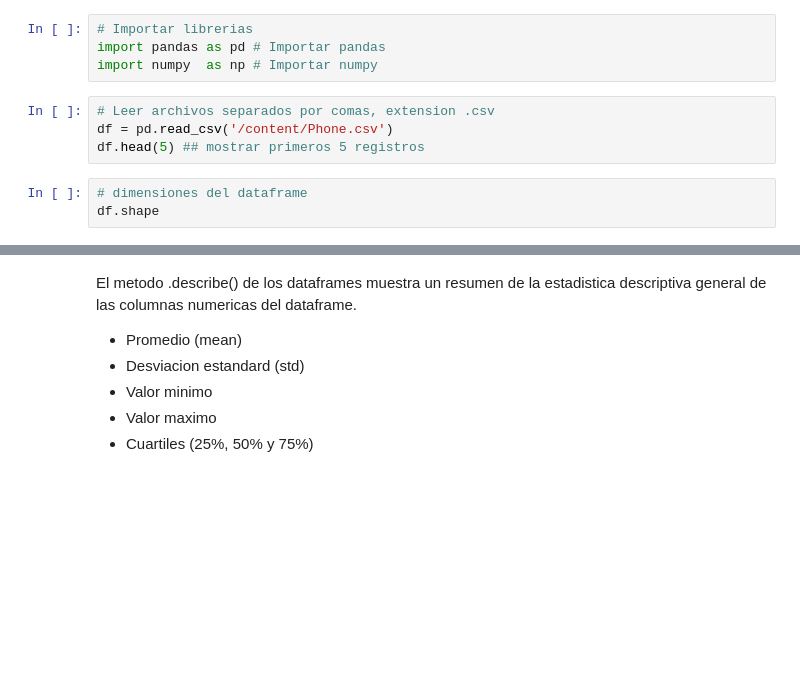
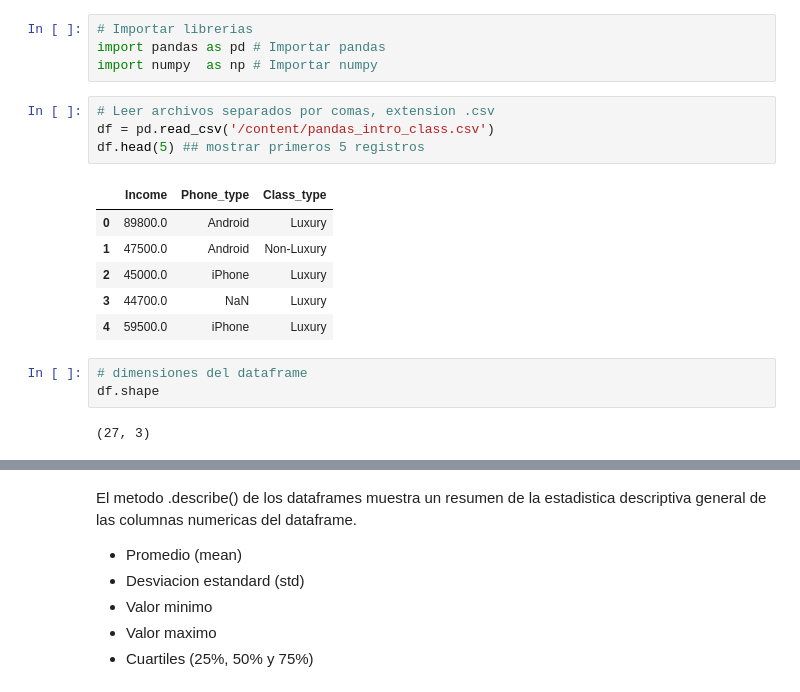
Before and after one commit to Diegomca98/4Geeks-Diego, a Jupyter notebook: 00-classwork/Manipulación_de_Datos_con_Pandas.ipynb, the cells around one changed output, grey strips where cells are left out. Drawn from its saved outputs; the diff is of its cells as text; blank space fills up the shorter version.

```diff
--- a/00-classwork/Manipulación_de_Datos_con_Pandas.ipynb
+++ b/00-classwork/Manipulación_de_Datos_con_Pandas.ipynb
@@ -24,11 +24,20 @@ import pandas as pd # Importar pandas
 import numpy  as np # Importar numpy
 # %%
 # Leer archivos separados por comas, extension .csv
-df = pd.read_csv('/content/Phone.csv')
+df = pd.read_csv('/content/pandas_intro_class.csv')
 df.head(5) ## mostrar primeros 5 registros
+# %% [output]
+|  | Income | Phone_type | Class_type |
+| 0 | 89800.0 | Android | Luxury |
+| 1 | 47500.0 | Android | Non-Luxury |
+| 2 | 45000.0 | iPhone | Luxury |
+| 3 | 44700.0 | NaN | Luxury |
+| 4 | 59500.0 | iPhone | Luxury |
 # %%
 # dimensiones del dataframe
 df.shape
+# %% [output]
+(27, 3)
 # %%
 # Información genral del data frame
 df.info()
```
Also changed, not shown: parts of 32 cells of this notebook.
